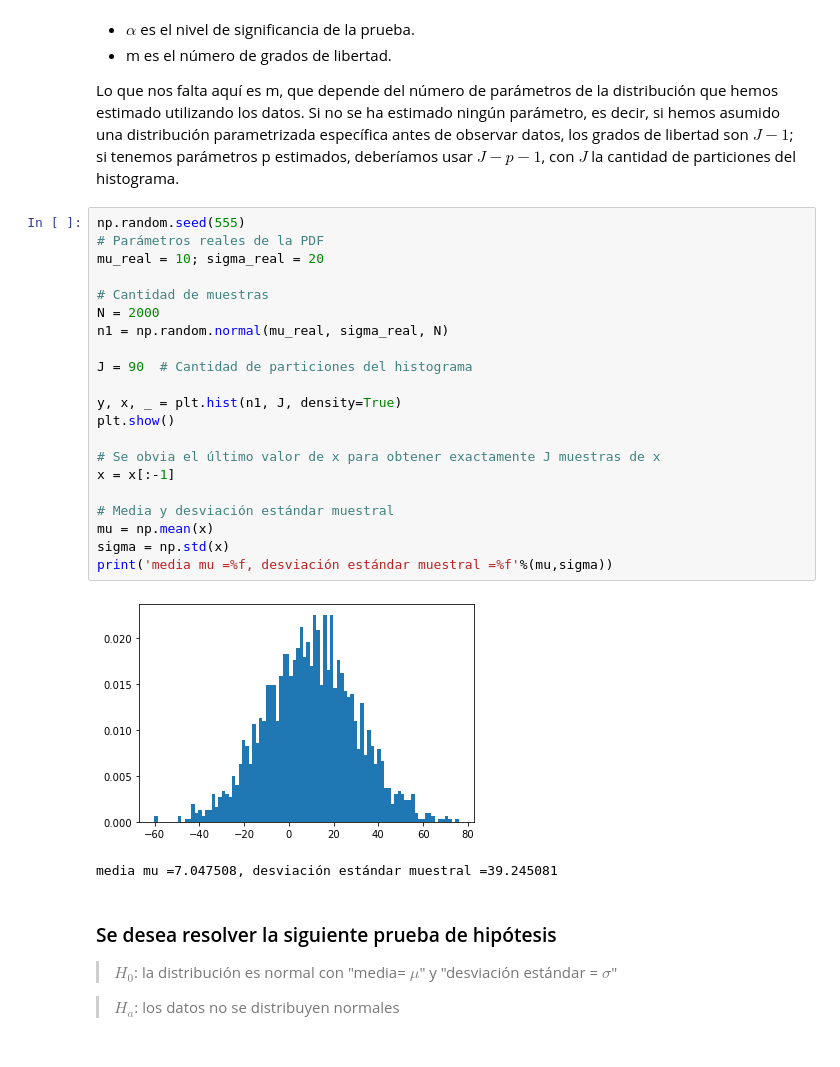
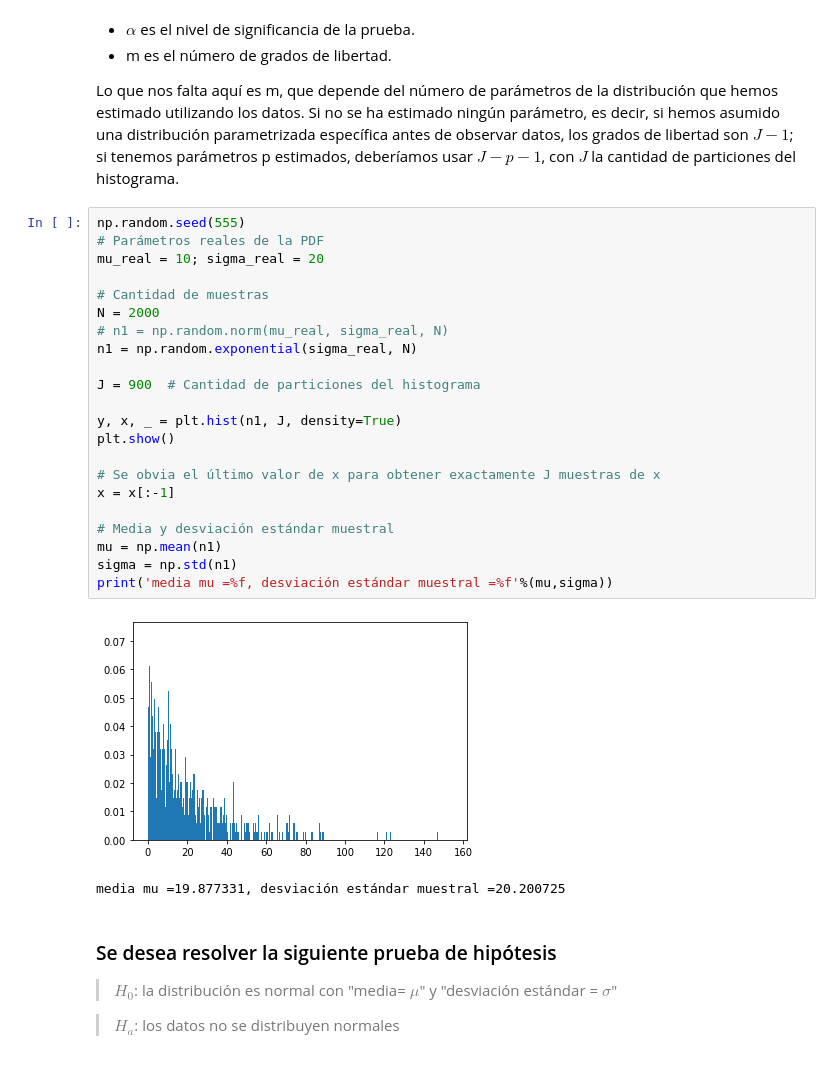
Before and after one commit to Mariela07/SPF-2021-verano, a Jupyter notebook: TEMA-2/Clase19_ComprobacionDeDistribuciones.ipynb, the cells around one changed output. Drawn from its saved outputs; the diff is of its cells as text.

```diff
--- a/TEMA-2/Clase19_ComprobacionDeDistribuciones.ipynb
+++ b/TEMA-2/Clase19_ComprobacionDeDistribuciones.ipynb
@@ -241,27 +241,28 @@ Lo que nos falta aquí es m, que depende del número de parámetros de la distri
 # %%
 np.random.seed(555)
 # Parámetros reales de la PDF
 mu_real = 10; sigma_real = 20
 
 # Cantidad de muestras
 N = 2000
-n1 = np.random.normal(mu_real, sigma_real, N)
+# n1 = np.random.norm(mu_real, sigma_real, N)
+n1 = np.random.exponential(sigma_real, N)
 
-J = 90  # Cantidad de particiones del histograma
+J = 900  # Cantidad de particiones del histograma
 
 y, x, _ = plt.hist(n1, J, density=True)
 plt.show()
 
 # Se obvia el último valor de x para obtener exactamente J muestras de x
 x = x[:-1]
 
 # Media y desviación estándar muestral
-mu = np.mean(x)
-sigma = np.std(x)
+mu = np.mean(n1)
+sigma = np.std(n1)
 print('media mu =%f, desviación estándar muestral =%f'%(mu,sigma))
 # %% [output]
-[figure, old version]
+[figure, new version]
-media mu =7.047508, desviación estándar muestral =39.245081
+media mu =19.877331, desviación estándar muestral =20.200725
 # %% [markdown]
 ### Se desea resolver la siguiente prueba de hipótesis
 > $H_0$: la distribución es normal con "media= $\mu$" y "desviación estándar = $\sigma$"
```
Also changed, not shown: parts of 4 cells of this notebook, 1 other file.
